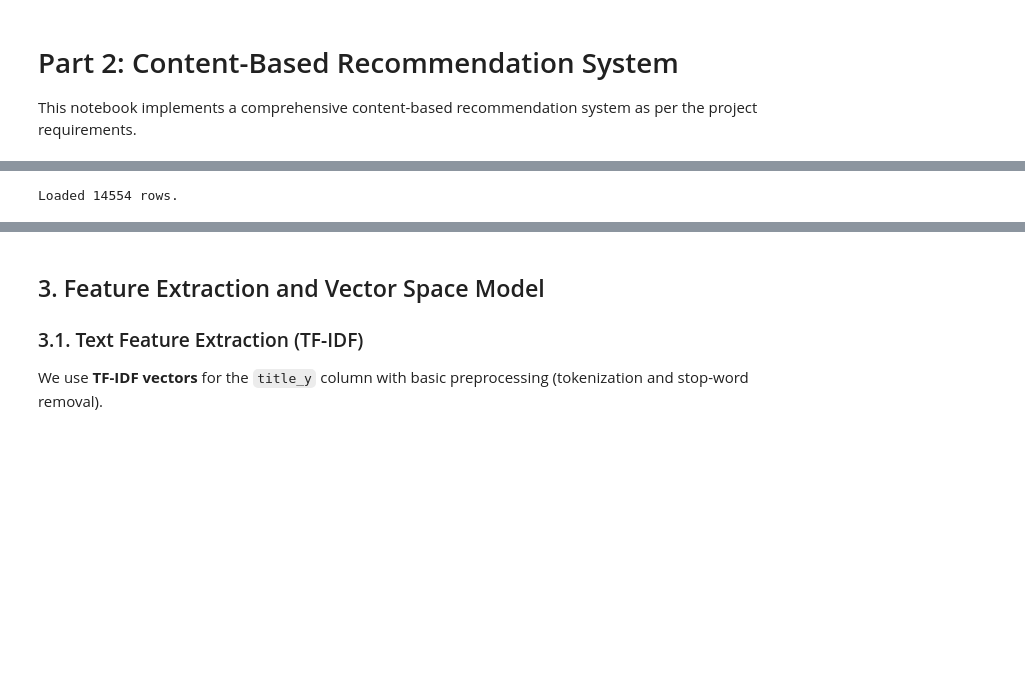
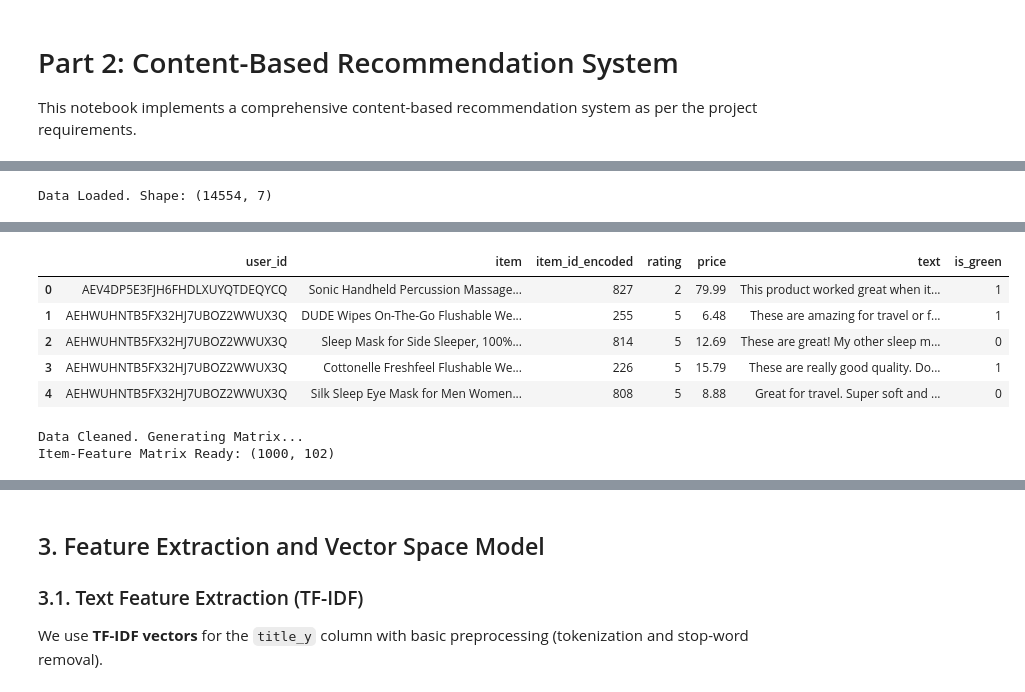
Before and after one commit to Hady-ElShennawy/AIE425_FinalProject_Group17, a Jupyter notebook: SECTION2_DomainRecommender/code/content_based.ipynb, the cells around one changed output, grey strips where cells are left out. Saved outputs shown, nothing was run; the diff lists cells and outputs as text; code cells hidden in the pictures; blank space fills up the shorter version.

```diff
--- a/SECTION2_DomainRecommender/code/content_based.ipynb
+++ b/SECTION2_DomainRecommender/code/content_based.ipynb
@@ -8,8 +20,24 @@ This notebook implements a comprehensive content-based recommendation system as
 # %%
 import pandas as pd
 import numpy as np
+import re
+import nltk
 import os
 from sklearn.feature_extraction.text import TfidfVectorizer
+from sklearn.preprocessing import MinMaxScaler
 from sklearn.metrics.pairwise import cosine_similarity
 from sklearn.neighbors import NearestNeighbors
-import scipy.sparse as sp
+from nltk.corpus import stopwords
+from nltk.stem import PorterStemmer
+
+# Download necessary NLTK data
+nltk.download('stopwords')
+
+# --- LOAD YOUR DATA HERE ---
+data_path = r'../data/'
+df = pd.read_csv(os.path.join(data_path, 'Amazon_health&household_label_encoded.csv'))
+
+print("Data Loaded. Shape:", df.shape)
+df.head()
+# %% [output]
+Data Loaded. Shape: (14554, 7)
@@ -16,8 +47,47 @@ import scipy.sparse as sp
+|  | user_id | item | item_id_encoded | rating | price | text | is_green |
+| 0 | AEV4DP5E3FJH6FHDLXUYQTDEQYCQ | Sonic Handheld Percussion Massage... | 827 | 2 | 79.99 | This product worked great when it... | 1 |
+| 1 | AEHWUHNTB5FX32HJ7UBOZ2WWUX3Q | DUDE Wipes On-The-Go Flushable We... | 255 | 5 | 6.48 | These are amazing for travel or f... | 1 |
+| 2 | AEHWUHNTB5FX32HJ7UBOZ2WWUX3Q | Sleep Mask for Side Sleeper, 100%... | 814 | 5 | 12.69 | These are great! My other sleep m... | 0 |
+| 3 | AEHWUHNTB5FX32HJ7UBOZ2WWUX3Q | Cottonelle Freshfeel Flushable We... | 226 | 5 | 15.79 | These are really good quality. Do... | 1 |
+| 4 | AEHWUHNTB5FX32HJ7UBOZ2WWUX3Q | Silk Sleep Eye Mask for Men Women... | 808 | 5 | 8.88 | Great for travel. Super soft and ... | 0 |
-# %%
-pd.set_option('display.max_columns', None)
-
-data_path = r'../data/'
-df = pd.read_csv(os.path.join(data_path, 'Amazon_health&household_sampled.csv'))
-print(f"Loaded {len(df)} rows.")
-# %% [output]
-Loaded 14554 rows.
+# %%
+# 1. Separate Unique Items from Ratings
+# We need one row per item to build the feature matrix
+df_items = df[['item_id_encoded', 'item', 'price', 'text', 'is_green']].drop_duplicates(subset='item_id_encoded').sort_values('item_id_encoded').set_index('item_id_encoded')
+
+
+# --- FIX 1: Handle NaNs in Text ---
+# Fill missing text with empty string
+df_items['text'] = df_items['text'].fillna('')
+
+# --- FIX 2: Handle NaNs in Price ---
+# Fill missing prices with the Median price (better than 0)
+median_price = df_items['price'].median()
+df_items['price'] = df_items['price'].fillna(median_price)
+
+# --- FIX 3: Handle NaNs in Is_Green ---
+# Fill missing boolean with False (0)
+df_items['is_green'] = df_items['is_green'].fillna(False)
+
+print("Data Cleaned. Generating Matrix...")
+
+
+# 2. Re-create the Item-Feature Matrix (from Phase 3)
+# A. Text (TF-IDF)
+tfidf = TfidfVectorizer(stop_words='english', max_features=100) # Limited to 100 for speed on large data
+text_matrix = tfidf.fit_transform(df_items['text'].fillna('')).toarray()
+
+# B. Price (Normalized)
+scaler = MinMaxScaler()
+price_vec = scaler.fit_transform(df_items[['price']])
+
+# C. Is_Green (Binary)
+green_vec = df_items[['is_green']].astype(int).values
+
+# D. Combine into "item_features"
+item_features = np.hstack([text_matrix, price_vec, green_vec])
+
+print(f"Item-Feature Matrix Ready: {item_features.shape}")
+# %% [output]
+Data Cleaned. Generating Matrix...
+Item-Feature Matrix Ready: (1000, 102)
```
Also changed, not shown: parts of 14 cells of this notebook.
